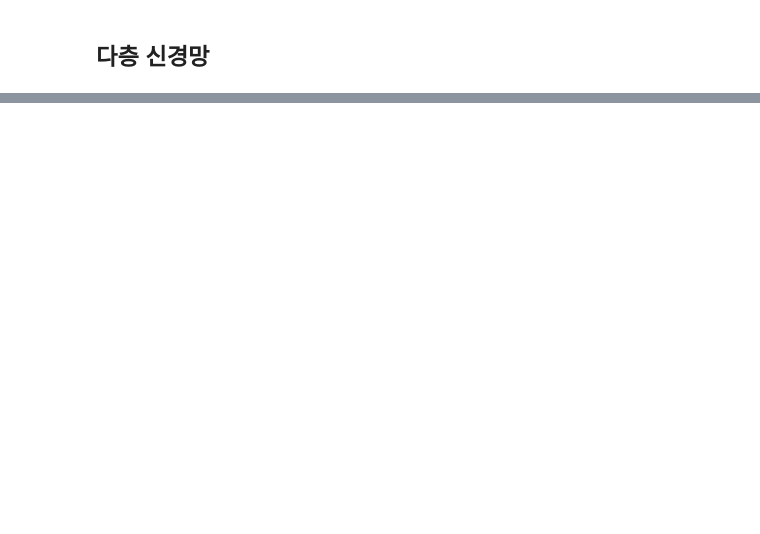
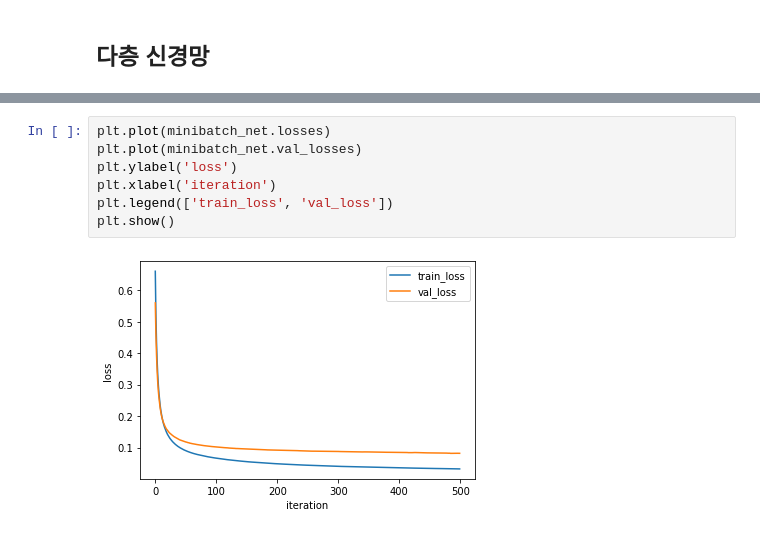
Before and after one commit to Dltmd202/DeepLearningStudy, a Jupyter notebook: DeepLearning.ipynb, the cells around one changed output, grey strips where cells are left out. Saved outputs shown, nothing was run; the diff lists cells and outputs as text; blank space fills up the shorter version.

```diff
--- a/DeepLearning.ipynb
+++ b/DeepLearning.ipynb
@@ -652,0 +795,9 @@ class DualLayer(SingleLayer):
+# %%
+plt.plot(minibatch_net.losses)
+plt.plot(minibatch_net.val_losses)
+plt.ylabel('loss')
+plt.xlabel('iteration')
+plt.legend(['train_loss', 'val_loss'])
+plt.show()
+# %% [output]
+[figure, added]
```
Also changed, not shown: parts of 15 cells of this notebook.
